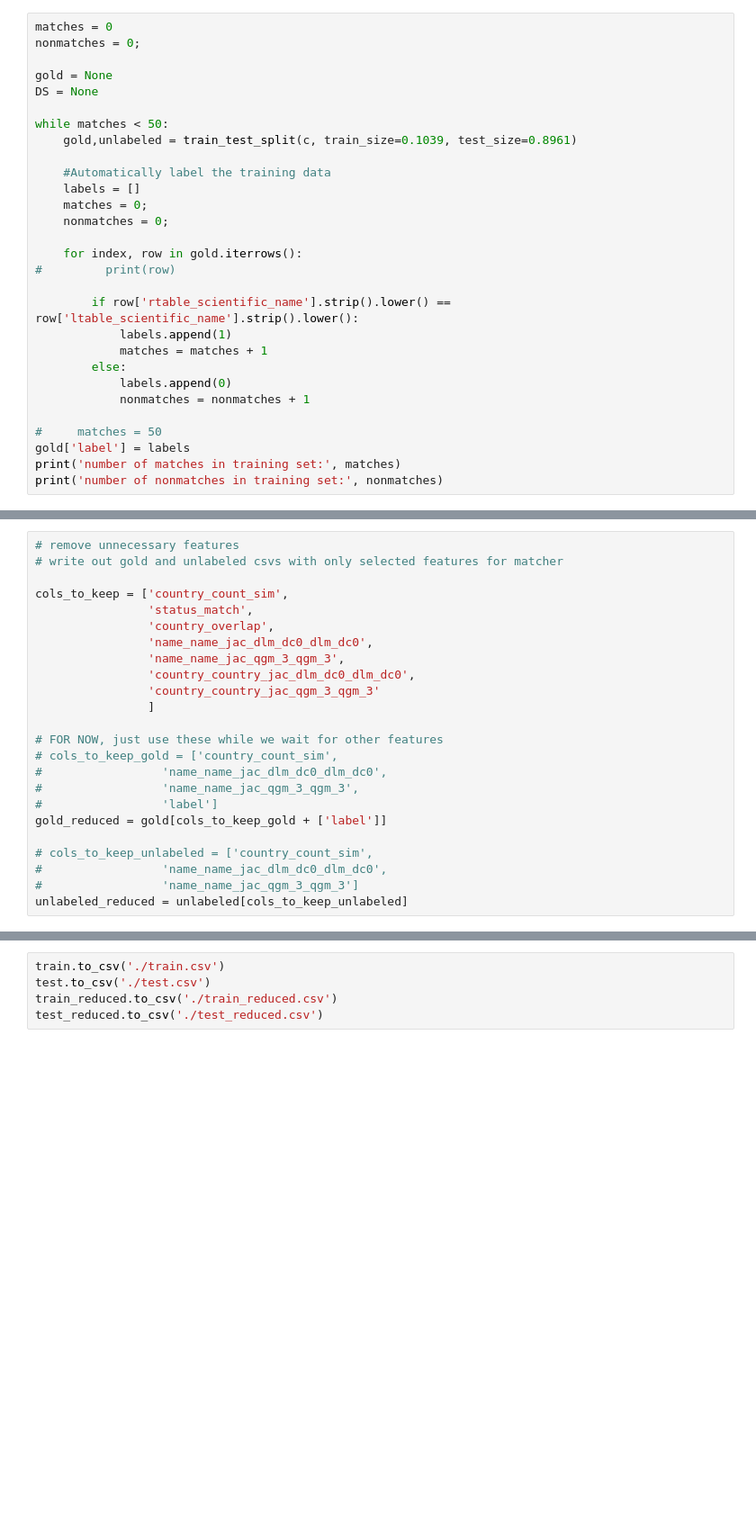
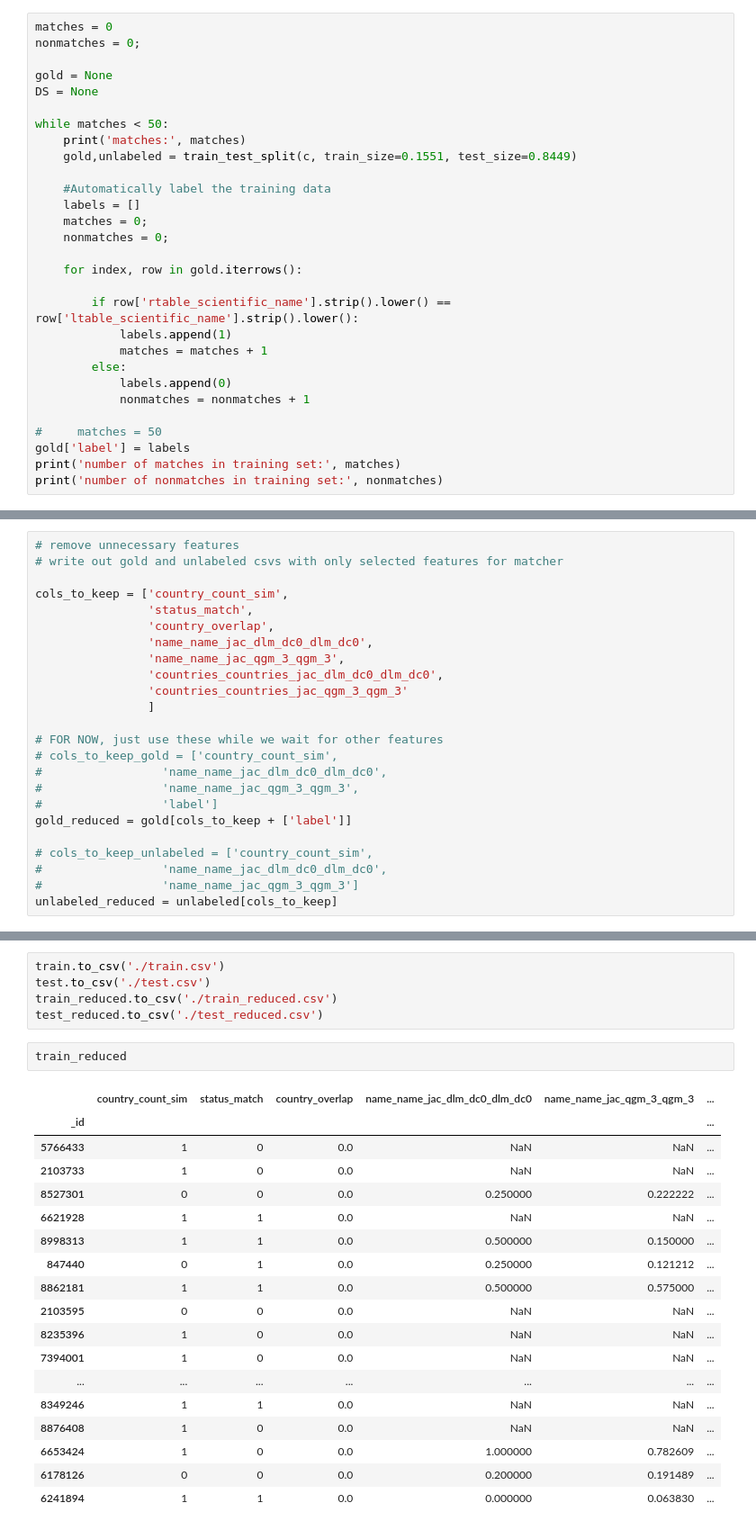
Before and after one commit to andrewedstrom/cs638project, a Jupyter notebook: learning/create_golden_data.ipynb, the cells around one changed output, grey strips where cells are left out. Shown: that part at 90% size. Drawn from its saved outputs; the diff is of its cells as text; blank space fills up the shorter version.

```diff
--- a/learning/create_golden_data.ipynb
+++ b/learning/create_golden_data.ipynb
@@ -34,7 +64,8 @@ gold = None
 DS = None
 
 while matches < 50:
-    gold,unlabeled = train_test_split(c, train_size=0.1039, test_size=0.8961)
+    print('matches:', matches)
+    gold,unlabeled = train_test_split(c, train_size=0.1551, test_size=0.8449)
 
     #Automatically label the training data
     labels = []
@@ -42,7 +73,6 @@ while matches < 50:
     nonmatches = 0;
 
     for index, row in gold.iterrows():
-#         print(row)
 
         if row['rtable_scientific_name'].strip().lower() == row['ltable_scientific_name'].strip().lower():
             labels.append(1)
@@ -72,8 +142,8 @@ cols_to_keep = ['country_count_sim',
                 'country_overlap',
                 'name_name_jac_dlm_dc0_dlm_dc0',
                 'name_name_jac_qgm_3_qgm_3',
-                'country_country_jac_dlm_dc0_dlm_dc0',
-                'country_country_jac_qgm_3_qgm_3'
+                'countries_countries_jac_dlm_dc0_dlm_dc0',
+                'countries_countries_jac_qgm_3_qgm_3'
                 ]
 
 # FOR NOW, just use these while we wait for other features
@@ -81,11 +151,11 @@ cols_to_keep = ['country_count_sim',
 #                 'name_name_jac_dlm_dc0_dlm_dc0',
 #                 'name_name_jac_qgm_3_qgm_3',
 #                 'label']
-gold_reduced = gold[cols_to_keep_gold + ['label']]
+gold_reduced = gold[cols_to_keep + ['label']]
 
 # cols_to_keep_unlabeled = ['country_count_sim',
 #                 'name_name_jac_dlm_dc0_dlm_dc0',
 #                 'name_name_jac_qgm_3_qgm_3']
-unlabeled_reduced = unlabeled[cols_to_keep_unlabeled]
+unlabeled_reduced = unlabeled[cols_to_keep]
 # %%
 # gold_reduced.to_csv('./gold_reduced.csv')
@@ -104,3 +174,24 @@ train.to_csv('./train.csv')
 test.to_csv('./test.csv')
 train_reduced.to_csv('./train_reduced.csv')
 test_reduced.to_csv('./test_reduced.csv')
+# %%
+train_reduced
+# %% [output]
+|  | country_count_sim | status_match | country_overlap | name_name_jac_dlm_dc0_dlm_dc0 | name_name_jac_qgm_3_qgm_3 | ... |
+| _id |  |  |  |  |  | ... |
+| 5766433 | 1 | 0 | 0.0 | NaN | NaN | ... |
+| 2103733 | 1 | 0 | 0.0 | NaN | NaN | ... |
+| 8527301 | 0 | 0 | 0.0 | 0.250000 | 0.222222 | ... |
+| 6621928 | 1 | 1 | 0.0 | NaN | NaN | ... |
+| 8998313 | 1 | 1 | 0.0 | 0.500000 | 0.150000 | ... |
+| 847440 | 0 | 1 | 0.0 | 0.250000 | 0.121212 | ... |
+| 8862181 | 1 | 1 | 0.0 | 0.500000 | 0.575000 | ... |
+| 2103595 | 0 | 0 | 0.0 | NaN | NaN | ... |
+| 8235396 | 1 | 0 | 0.0 | NaN | NaN | ... |
+| 7394001 | 1 | 0 | 0.0 | NaN | NaN | ... |
+| ... | ... | ... | ... | ... | ... | ... |
+| 8349246 | 1 | 1 | 0.0 | NaN | NaN | ... |
+| 8876408 | 1 | 0 | 0.0 | NaN | NaN | ... |
+| 6653424 | 1 | 0 | 0.0 | 1.000000 | 0.782609 | ... |
+| 6178126 | 0 | 0 | 0.0 | 0.200000 | 0.191489 | ... |
+| 6241894 | 1 | 1 | 0.0 | 0.000000 | 0.063830 | ... |
```
Also changed, not shown: parts of 6 cells of this notebook, 11 other files.
